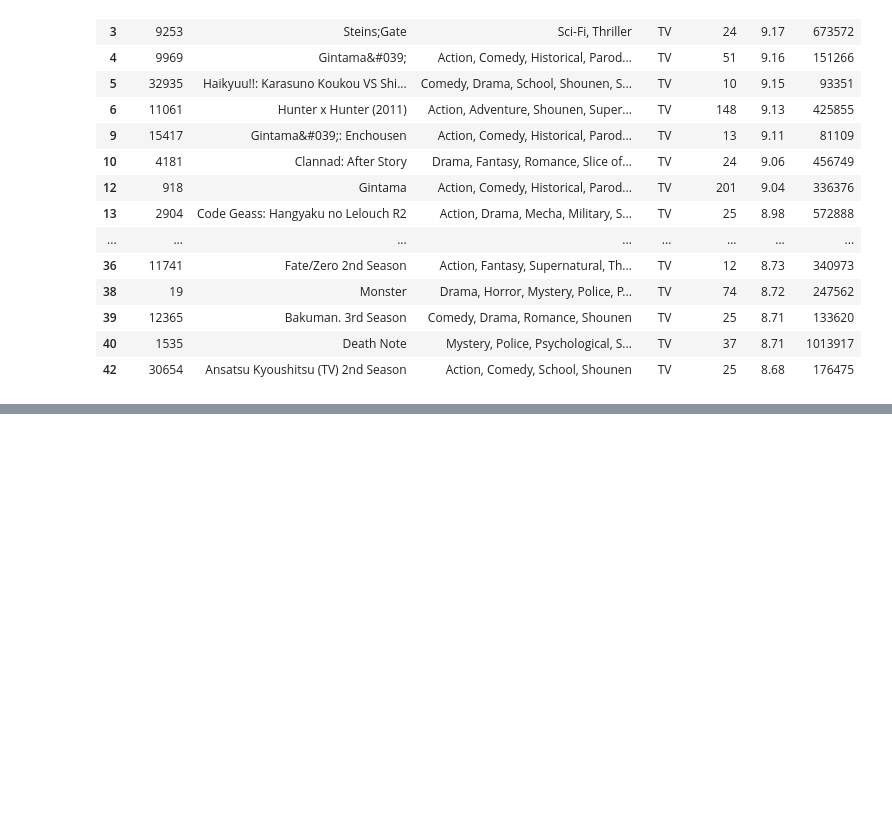
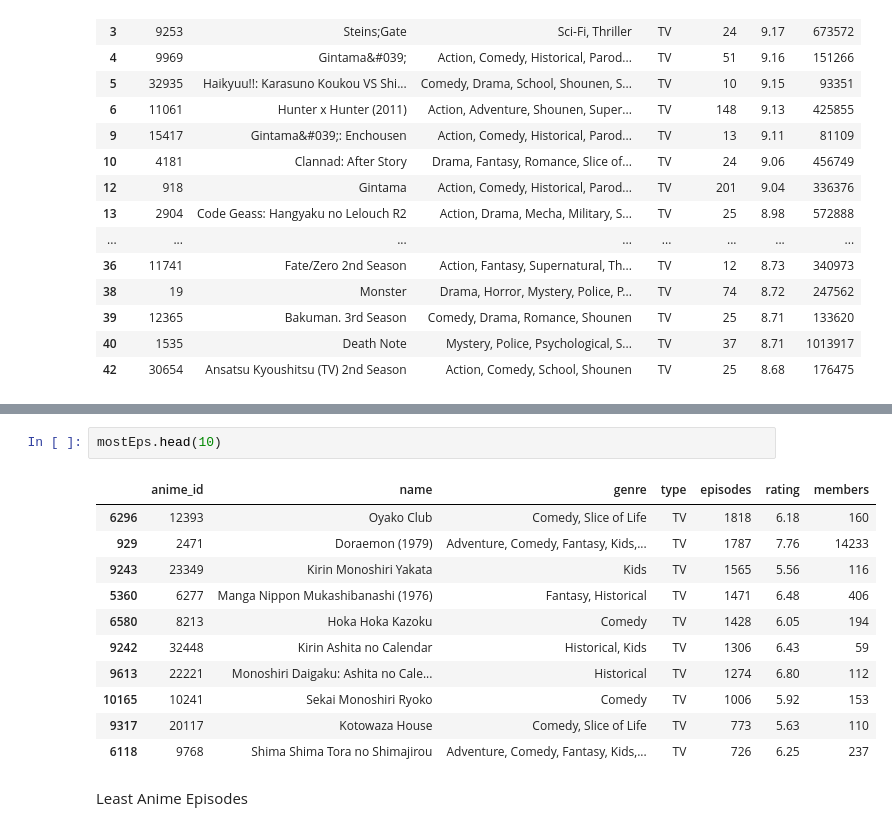
Before and after one commit to aknggendang/data_sciene, a Jupyter notebook: archive/anime.ipynb, the cells around one changed output, grey strips where cells are left out. Cells and saved outputs as stored; diff of their text form; blank space fills up the shorter version.

```diff
--- a/archive/anime.ipynb
+++ b/archive/anime.ipynb
@@ -314,0 +353,16 @@ low_quality_series =
+# %%
+mostEps.head(10)
+# %% [output]
+|  | anime_id | name | genre | type | episodes | rating | members |
+| 6296 | 12393 | Oyako Club | Comedy, Slice of Life | TV | 1818 | 6.18 | 160 |
+| 929 | 2471 | Doraemon (1979) | Adventure, Comedy, Fantasy, Kids,... | TV | 1787 | 7.76 | 14233 |
+| 9243 | 23349 | Kirin Monoshiri Yakata | Kids | TV | 1565 | 5.56 | 116 |
+| 5360 | 6277 | Manga Nippon Mukashibanashi (1976) | Fantasy, Historical | TV | 1471 | 6.48 | 406 |
+| 6580 | 8213 | Hoka Hoka Kazoku | Comedy | TV | 1428 | 6.05 | 194 |
+| 9242 | 32448 | Kirin Ashita no Calendar | Historical, Kids | TV | 1306 | 6.43 | 59 |
+| 9613 | 22221 | Monoshiri Daigaku: Ashita no Cale... | Historical | TV | 1274 | 6.80 | 112 |
+| 10165 | 10241 | Sekai Monoshiri Ryoko | Comedy | TV | 1006 | 5.92 | 153 |
+| 9317 | 20117 | Kotowaza House | Comedy, Slice of Life | TV | 773 | 5.63 | 110 |
+| 6118 | 9768 | Shima Shima Tora no Shimajirou | Adventure, Comedy, Fantasy, Kids,... | TV | 726 | 6.25 | 237 |
+# %% [markdown]
+Least Anime Episodes
```
Also changed, not shown: parts of 10 cells of this notebook.
